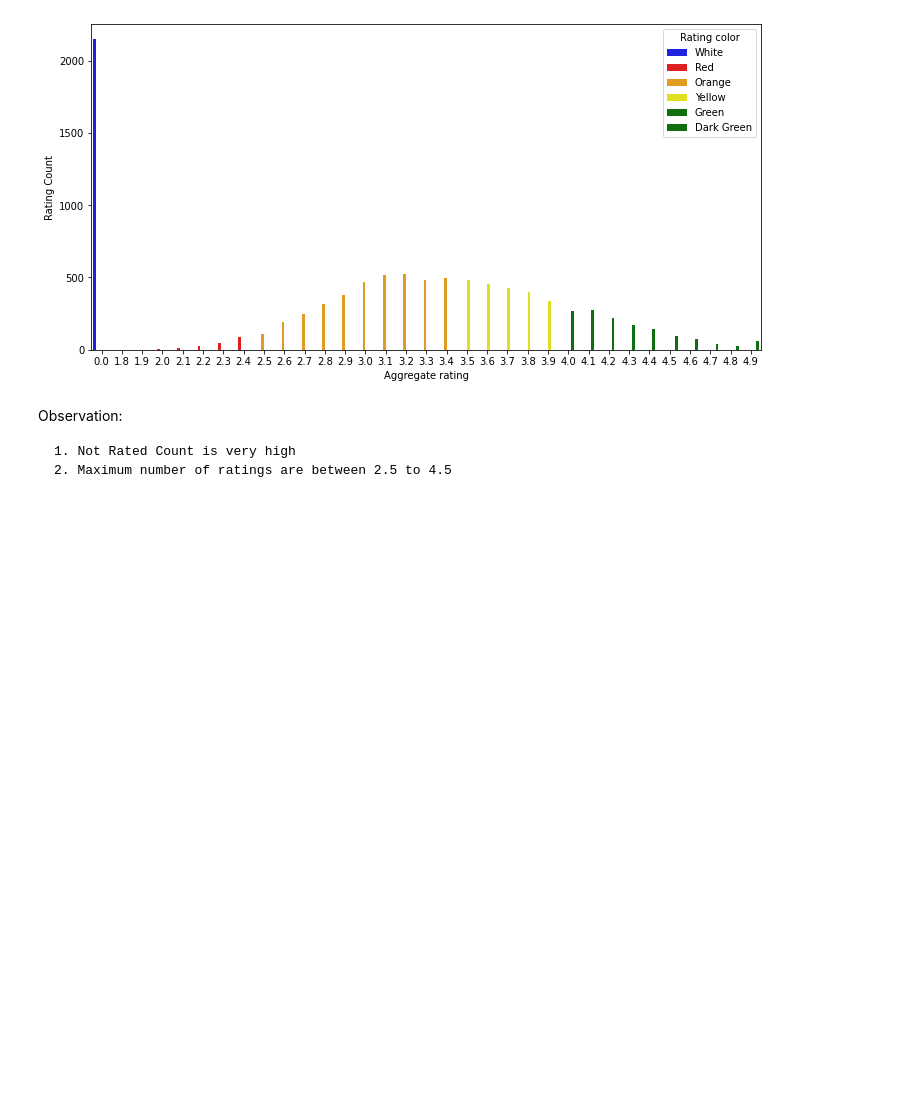
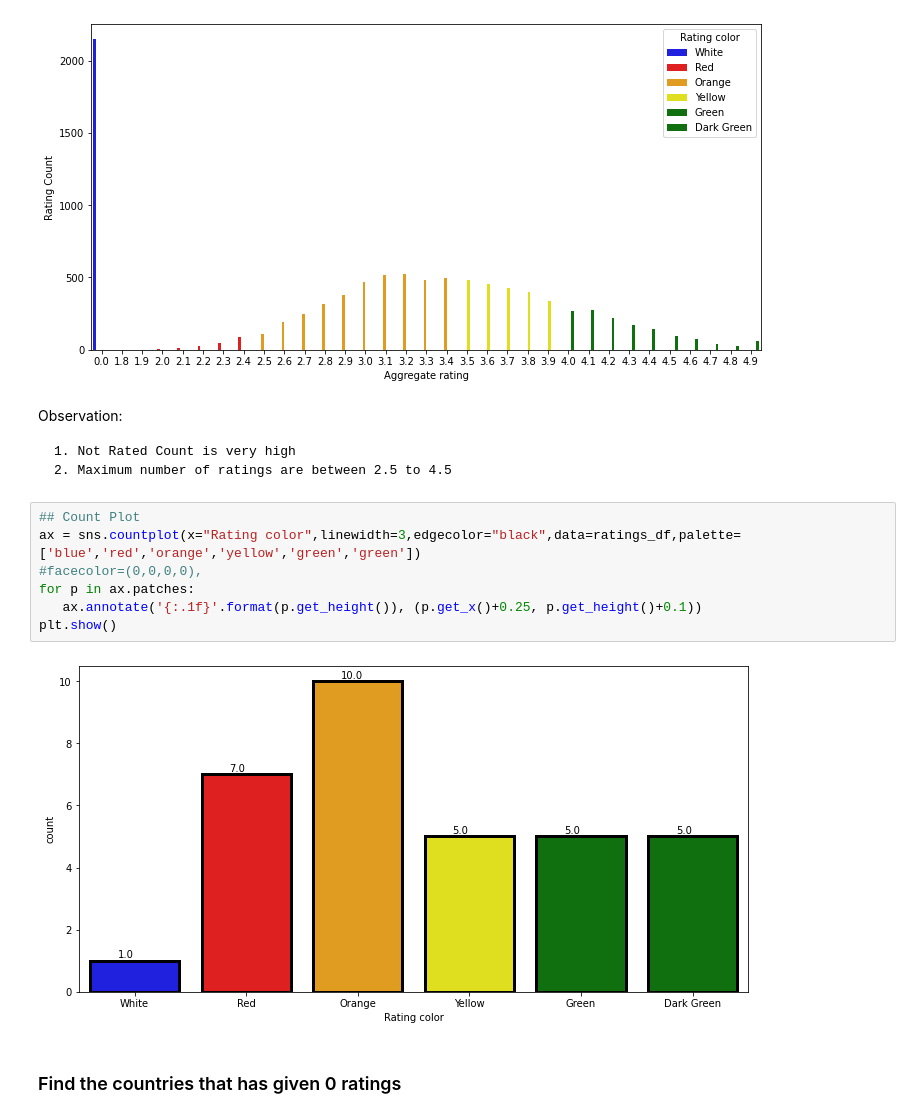
Before and after one commit to desai-nitin/DataScience, a Jupyter notebook: EDA Basics - Zomato Data.ipynb, the cells around one changed output. Drawn from its saved outputs; the diff is of its cells as text; blank space fills up the shorter version.

Commit message:
plots added

```diff
--- a/EDA Basics - Zomato Data.ipynb
+++ b/EDA Basics - Zomato Data.ipynb
@@ -204,3 +204,14 @@ Observation:
 
     1. Not Rated Count is very high
     2. Maximum number of ratings are between 2.5 to 4.5
+# %%
+## Count Plot
+ax = sns.countplot(x="Rating color",linewidth=3,edgecolor="black",data=ratings_df,palette=['blue','red','orange','yellow','green','green'])
+#facecolor=(0,0,0,0),
+for p in ax.patches:
+   ax.annotate('{:.1f}'.format(p.get_height()), (p.get_x()+0.25, p.get_height()+0.1))
+plt.show()
+# %% [output]
+[figure, added]
+# %% [markdown]
+### Find the countries that has given 0 ratings
```
Also changed, not shown: parts of 5 cells of this notebook.
